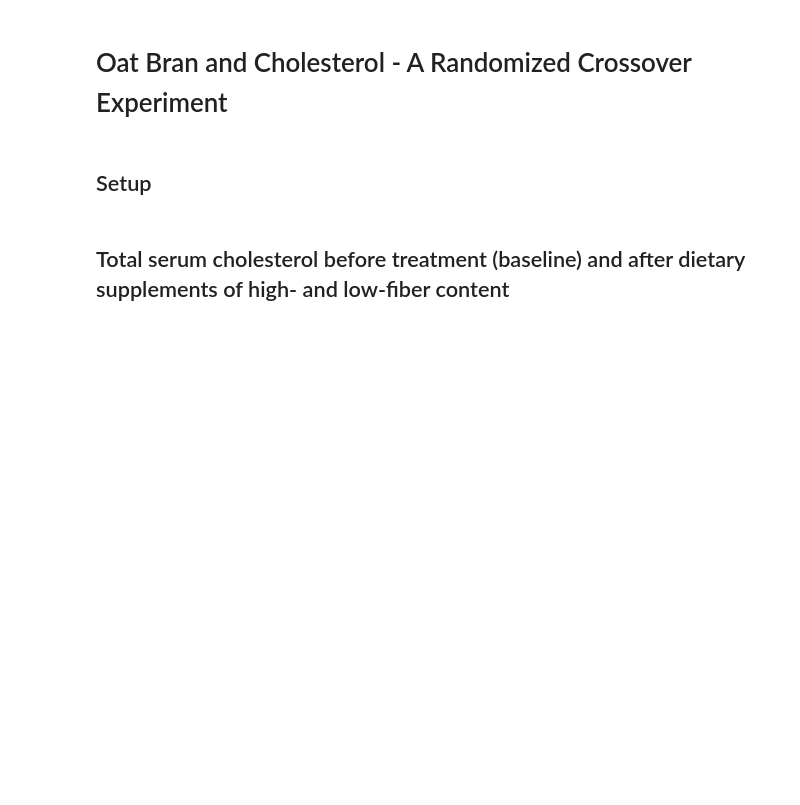
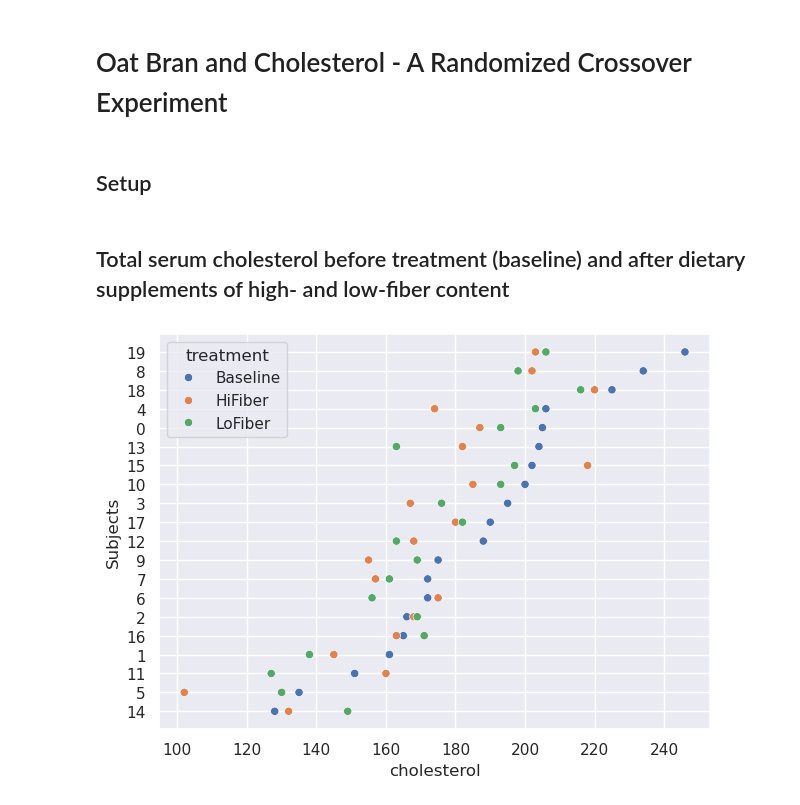
Before and after one commit to quintusdias/sleuth3, a Jupyter notebook: ch16/case1602.ipynb, the cells around one changed output. Cells and saved outputs as stored; diff of their text form; code cells hidden in the pictures; blank space fills up the shorter version.

```diff
--- a/ch16/case1602.ipynb
+++ b/ch16/case1602.ipynb
@@ -21,19 +21,22 @@ df = pd.read_csv('case1602.csv')
 # %%
 # wrangle the data so that seaborn can make a decent plot
 data = (
     df.sort_values(by='Baseline')            # order roughly smallest to largest baseline
       .drop(labels='Order', axis='columns')  # don't use 'Order' as a treatment
-      .reset_index()                         # move subject id out, going to drop it
-      .reset_index()                         # new sorted index (plot_order) will be on y-axis
+      .reset_index()                         # move subject id out of index
+      .reset_index()                         # new column for plot order
       .rename({'index': 'subject', 'level_0': 'plot_order'}, axis='columns')
       .set_index(['plot_order', 'subject'])  # isolate treatment variables
       .stack()                               # consolidate treatment variables into one column
       .reset_index()                         # move plot_order index into data frame
       .rename({'level_2': 'treatment', 0: 'cholesterol'}, axis='columns')
 )
 
-g = sns.scatterplot(data=data, y='plot_order', x='cholesterol', hue='treatment')
-g.set_ylabel('Subjects')
-g.set_yticklabels([])
-g.set_yticks(range(20))
-g.get_figure().tight_layout()
+ax = sns.scatterplot(data=data, y='plot_order', x='cholesterol', hue='treatment')
+
+ax.set_ylabel('Subjects')
+ax.set_yticks(range(20))
+ax.set_yticklabels(data.query('treatment == "Baseline"')['subject'].values)
+ax.get_figure().tight_layout()
+# %% [output]
+[figure, added]
```
Also changed, not shown: 1 other file.
